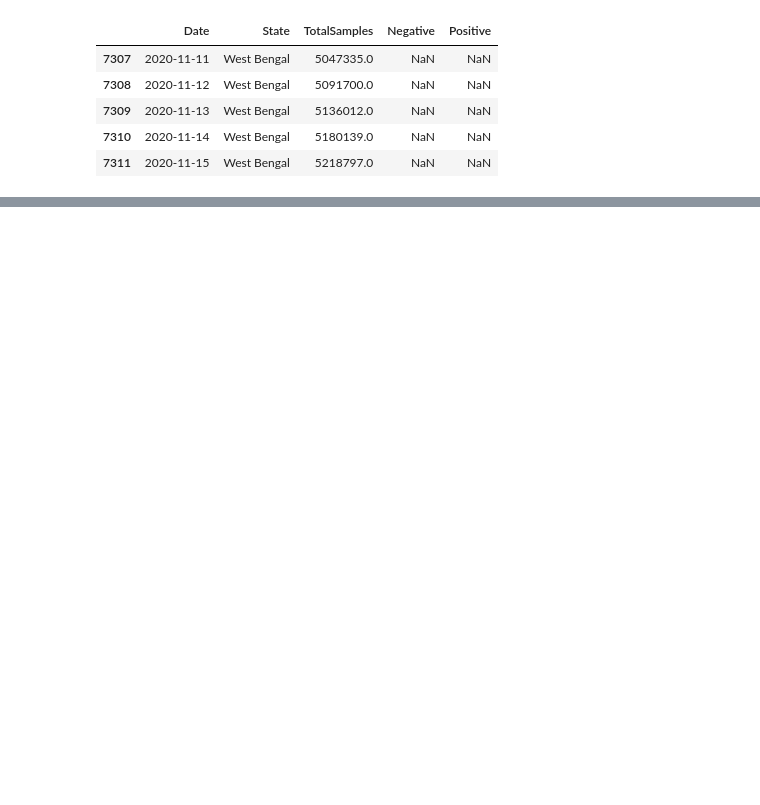
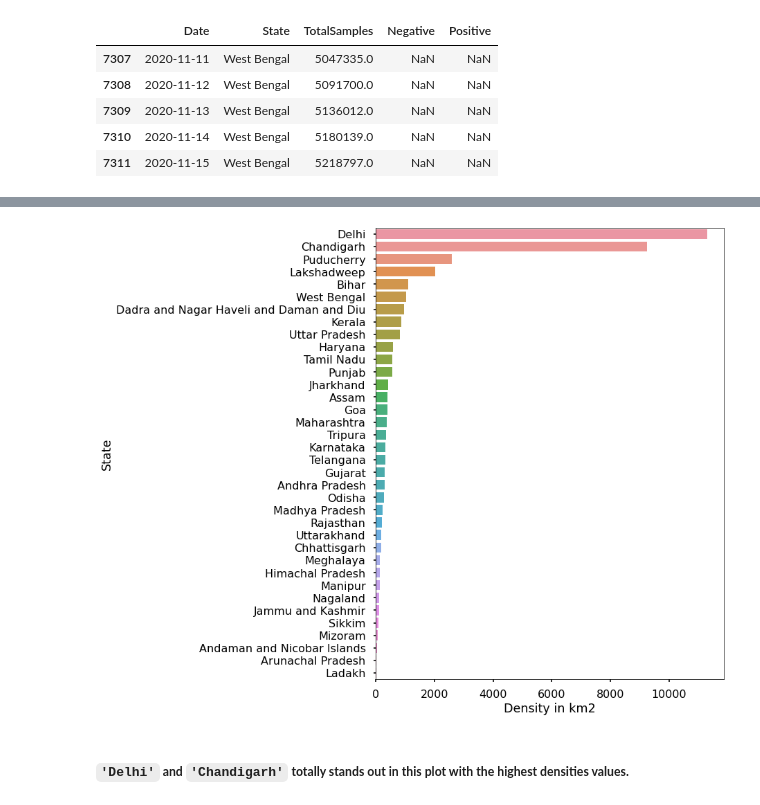
Before and after one commit to raj-shr-git/AAIC_Practice, a Jupyter notebook: VIDEO_PRACTICE/MODULE-1/ANOVA_Test.ipynb, the cells around one changed output, grey strips where cells are left out. Cells and saved outputs as stored; diff of their text form; code cells hidden in the pictures; blank space fills up the shorter version.

Commit message:
Day-40 : ANOVA test on real-world dataset

```diff
--- a/VIDEO_PRACTICE/MODULE-1/ANOVA_Test.ipynb
+++ b/VIDEO_PRACTICE/MODULE-1/ANOVA_Test.ipynb
@@ -181,0 +120,2 @@ state_ws_test[~state_ws_test['Negative'].isna()]
+# %%
+pop_test_df.drop(labels=['Sno','State'],axis=1,inplace=True)
@@ -181,0 +124,2 @@ state_ws_test[~state_ws_test['Negative'].isna()]
+# %%
+pop_test_df.rename(columns={'State / Union Territory':'State'},inplace=True)
@@ -181,0 +136,2 @@ state_ws_test[~state_ws_test['Negative'].isna()]
+# %%
+pop_test_df['Density in km2'] = pop_test_df['Density'].apply(lambda row : np.float(row.split('/')[0].replace(",",'')))
@@ -181,0 +148,10 @@ state_ws_test[~state_ws_test['Negative'].isna()]
+# %%
+state_density_df = pop_test_df.groupby(['State'])[['Density in km2']].max().reset_index()
+# %%
+with plt.style.context('seaborn-poster'):
+    plt.figure(figsize=(9,12))
+    sns.barplot(data=state_density_df.sort_values(by='Density in km2',ascending=False),y='State',x='Density in km2',orient='h');
+# %% [output]
+[figure, added]
+# %% [markdown]
+##### **``'Delhi'`` and ``'Chandigarh'`` totally stands out in this plot with the highest densities values.**
```
Also changed, not shown: parts of 70 cells of this notebook.
